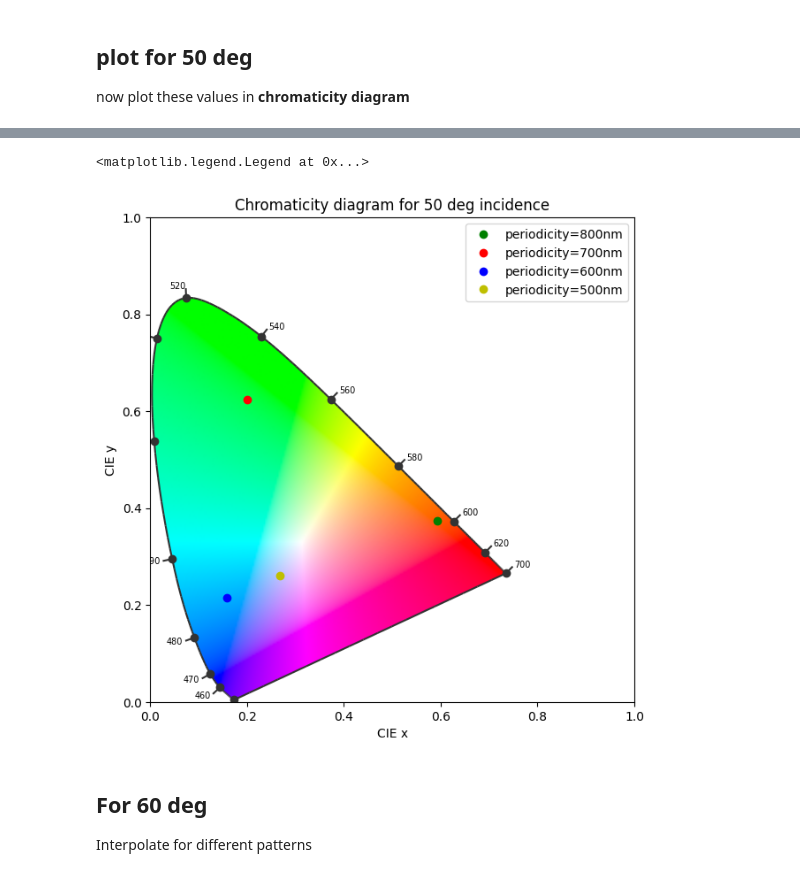
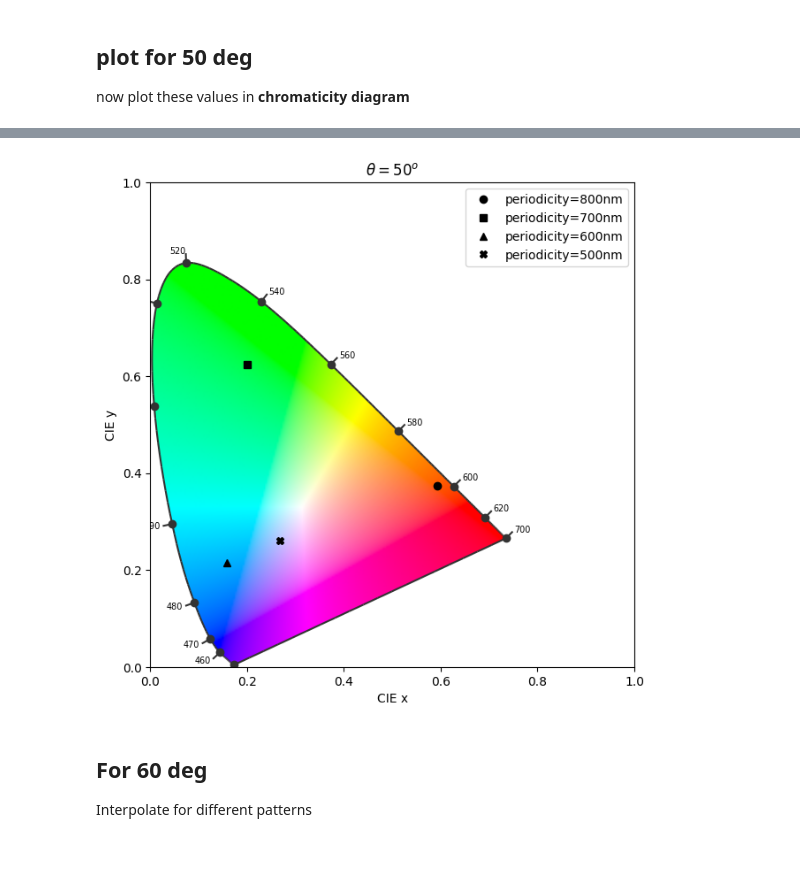
Before and after one commit to Feymankamal/Chromaticity-1931, a Jupyter notebook: colour_map.ipynb, the cells around one changed output, grey strips where cells are left out. Cells and saved outputs as stored; diff of their text form; code cells hidden in the pictures.

```diff
--- a/colour_map.ipynb
+++ b/colour_map.ipynb
@@ -473,15 +468,15 @@ y values= [0.2923070083914322, 0.44645506346376945, 0.46212130110564553, 0.14153
 # %%
 import colour
 figure, axes = colour.plotting.diagrams.plot_chromaticity_diagram_CIE1931(standalone=False)
-axes.plot(xch50_800,ych50_800, 'go', label='periodicity=800nm')
-axes.plot(xch50_700, ych50_700, 'ro', label='periodicity=700nm')
-axes.plot(xch50_600, ych50_600, 'bo', label='periodicity=600nm')
-axes.plot(xch50_500, ych50_500, 'yo', label='periodicity=500nm')
-plt.title('Chromaticity diagram for 50 deg incidence')
+axes.plot(xch50_800,ych50_800, 'ko', label='periodicity=800nm')
+axes.plot(xch50_700, ych50_700, 'ks', label='periodicity=700nm')
+axes.plot(xch50_600, ych50_600, 'k^', label='periodicity=600nm')
+axes.plot(xch50_500, ych50_500, 'kX', label='periodicity=500nm')
+plt.title(r'$\theta=50^o$')
 plt.legend(loc='upper right')
+plt.savefig('figures/50deg.pdf')
 # %% [output]
-<matplotlib.legend.Legend at 0x...>
-[figure, old version]
+[figure, new version]
 # %% [markdown]
 ## For 60 deg
 Interpolate for different patterns
```
Also changed, not shown: parts of 9 cells of this notebook.
